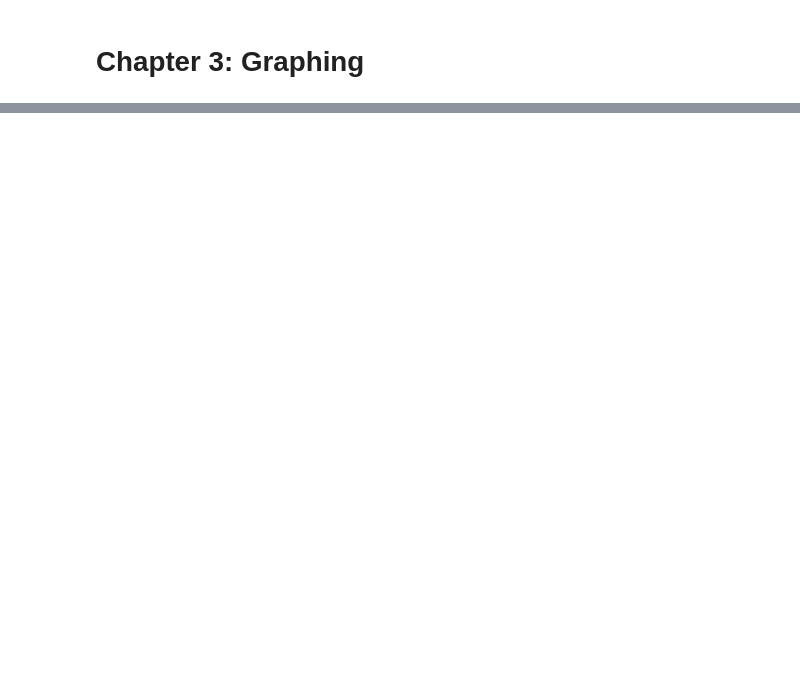
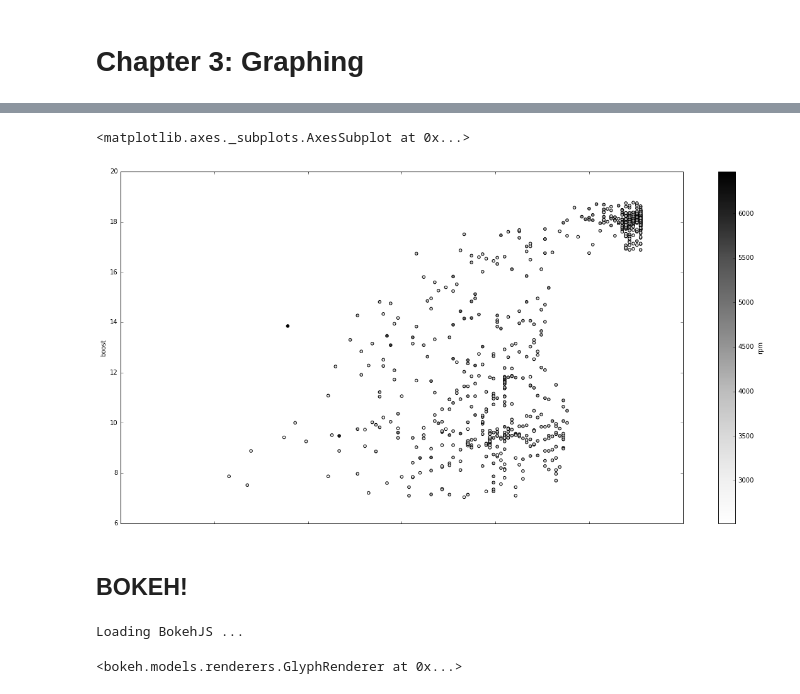
Before and after one commit to lundybernard/engine_analysis, a Jupyter notebook: notebooks/3_graphing.ipynb, the cells around one changed output, grey strips where cells are left out. Drawn from its saved outputs; the diff is of its cells as text; code cells hidden in the pictures; blank space fills up the shorter version.

```diff
--- a/notebooks/3_graphing.ipynb
+++ b/notebooks/3_graphing.ipynb
@@ -80,0 +81,38 @@ data.groupby('rpm')['boost', 'wg_duty'].max().plot()
+# %%
+data[(data.boost > data.boost_target)&(data.boost>7)].plot('wg_duty', 'boost', c='rpm', kind='scatter', figsize = (20,10))
+# %% [output]
+<matplotlib.axes._subplots.AxesSubplot at 0x...>
+[figure, added]
+# %% [markdown]
+## BOKEH!
+# %%
+from bokeh.plotting import figure, output_notebook, show
+
+output_notebook()
+# %% [output]
+Loading BokehJS ...
+# %%
+#import numpy as np
+#TOOLS="resize,crosshair,pan,wheel_zoom,box_zoom,reset,tap,previewsave,box_select,poly_select,lasso_select"
+#p = figure(tools=TOOLS)
+p = figure(tools='pan,wheel_zoom,reset')
+
+
+x = data.rpm[data.boost > 7]
+y = data.boost[data.boost > 7]
+
+#colors = ["#%02x%02x%02x".format(int(r), int(g), 150) for r, g in zip(np.floor(50+2*x), np.floor(30+2*y))]
+
+p.scatter(
+    x,y,
+    #radius=radii,
+    #fill_color=colors,
+    fill_alpha=0.6,
+    line_color=None
+)
+#p.line(
+#    data.groupby('rpm').boost_target.max(),
+#    line_color='red'
+#)
+# %% [output]
+<bokeh.models.renderers.GlyphRenderer at 0x...>
```
Also changed, not shown: parts of 6 cells of this notebook, 2 other files.
